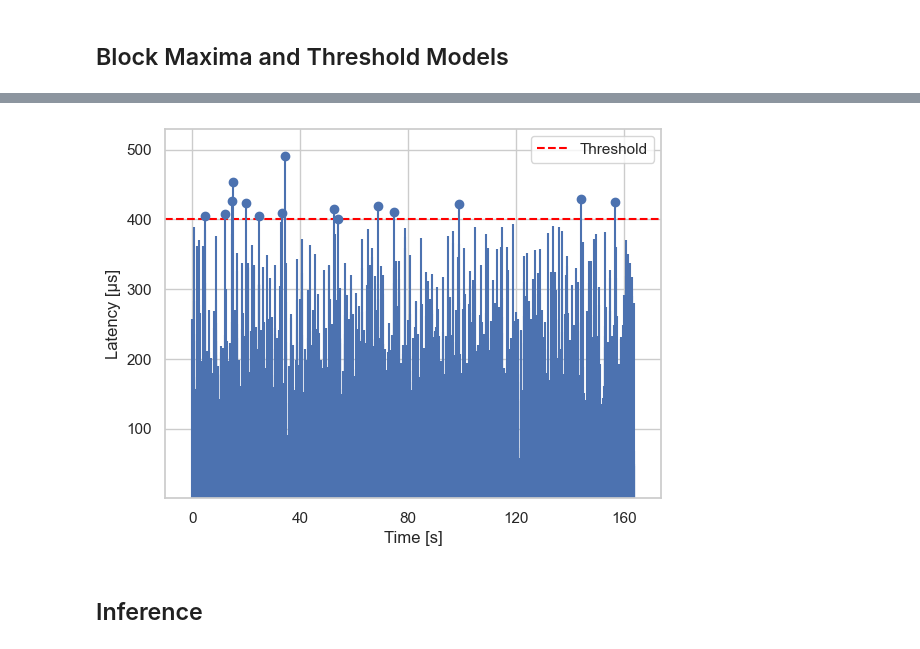
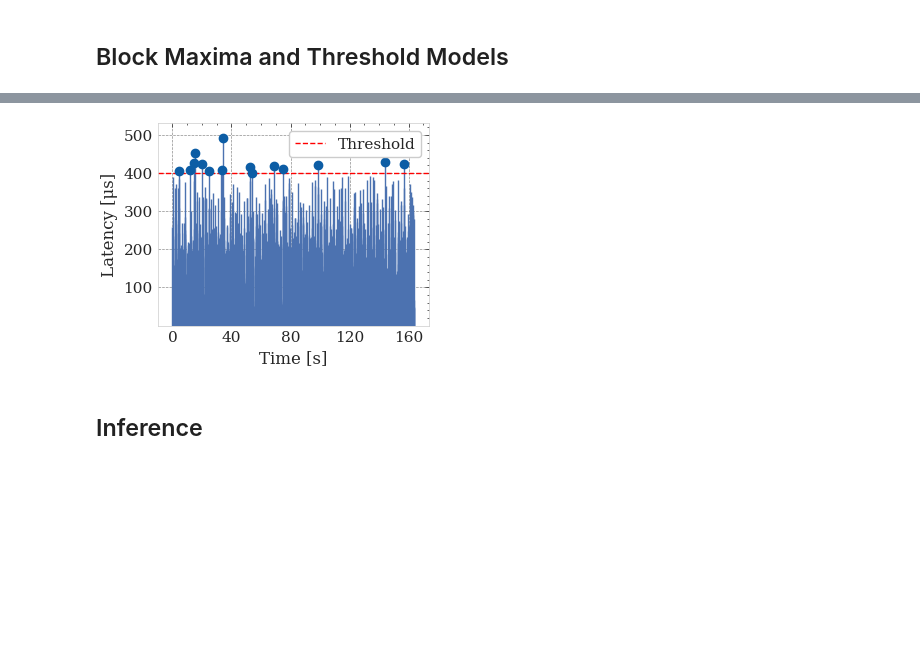
Before and after one commit to clscheerer/rare-latency-events, a Jupyter notebook: rare-latency-events.ipynb, the cells around one changed output, grey strips where cells are left out. Cells and saved outputs as stored; diff of their text form; code cells hidden in the pictures; blank space fills up the shorter version.

```diff
--- a/rare-latency-events.ipynb
+++ b/rare-latency-events.ipynb
@@ -13,6 +13,7 @@ import pandas as pd
 import numpy as np
 import math as mt
 import matplotlib.pyplot as plt
+import scienceplots
 import seaborn as sns; sns.set(style = 'whitegrid')
 
 from scipy.stats import norm
@@ -24,6 +25,7 @@ from rpy2.robjects.vectors import FloatVector
 from rpy2.robjects.packages import importr
 
 POT = importr('POT')
+plt.style.use(['science', 'no-latex', 'grid'])
 # %%
 ldata = pd.read_csv('latency_data.csv')
 # %% [markdown]
@@ -78,22 +81,22 @@ plt.show()
 # %%
 u = 400
 exceedances = ldata[ldata['latency'] > u]
 remaining = ldata[ldata['latency'] <= u]
 
 plt.grid()
 plt.axhline(u, color='red', linestyle='dashed', label='Threshold')
-plt.stem(remaining['time'], remaining['latency'], linefmt='#4c72b0', markerfmt='none', basefmt='none')
-markerline, _, _ = plt.stem(exceedances['time'], exceedances['latency'], linefmt='#4c72b0', markerfmt='o', basefmt='none')
+plt.stem(remaining['time'], remaining['latency'], linefmt='#4c72b0', markerfmt='none', basefmt='none', use_line_collection=True)
+markerline, _, _ = plt.stem(exceedances['time'], exceedances['latency'], linefmt='#4c72b0', markerfmt='o', basefmt='none', use_line_collection=True)
 plt.axis([-border, ldata['time'].max()+border, 0, 530])
 plt.xticks([0, 40, 80, 120, 160])
 plt.xlabel('Time [s]')
 plt.yticks([100, 200, 300, 400, 500])
 plt.ylabel('Latency [μs]')
 plt.legend()
 plt.grid()
 plt.show()
 # %% [output]
-[figure, old version]
+[figure, new version]
 # %% [markdown]
 ## Inference
 # %% [markdown]
```
Also changed, not shown: parts of 9 cells of this notebook, 1 other file.
